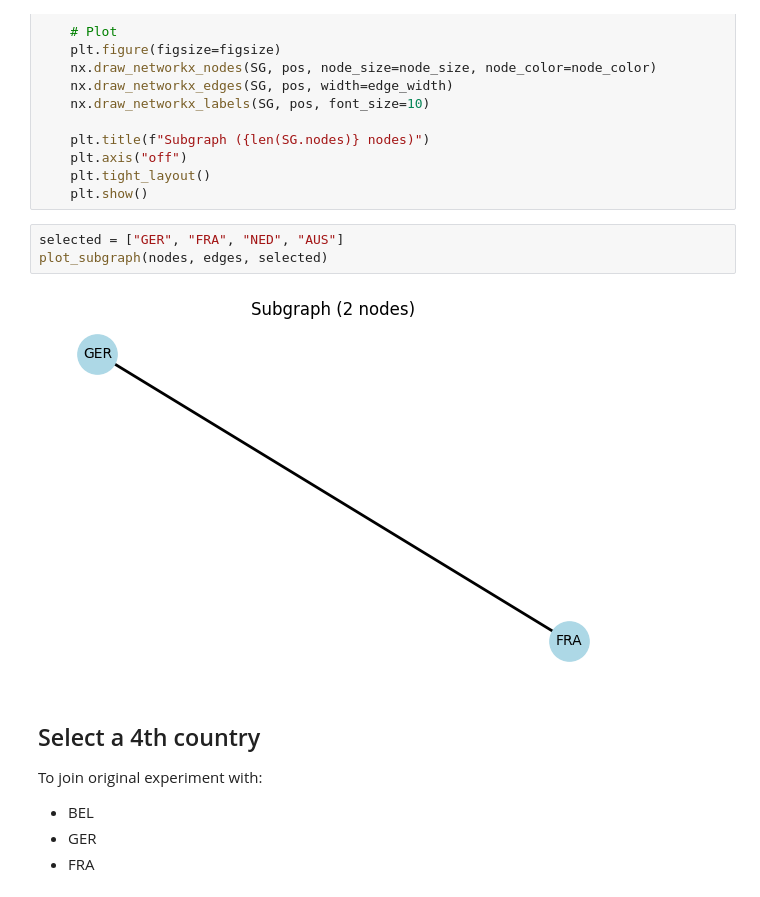
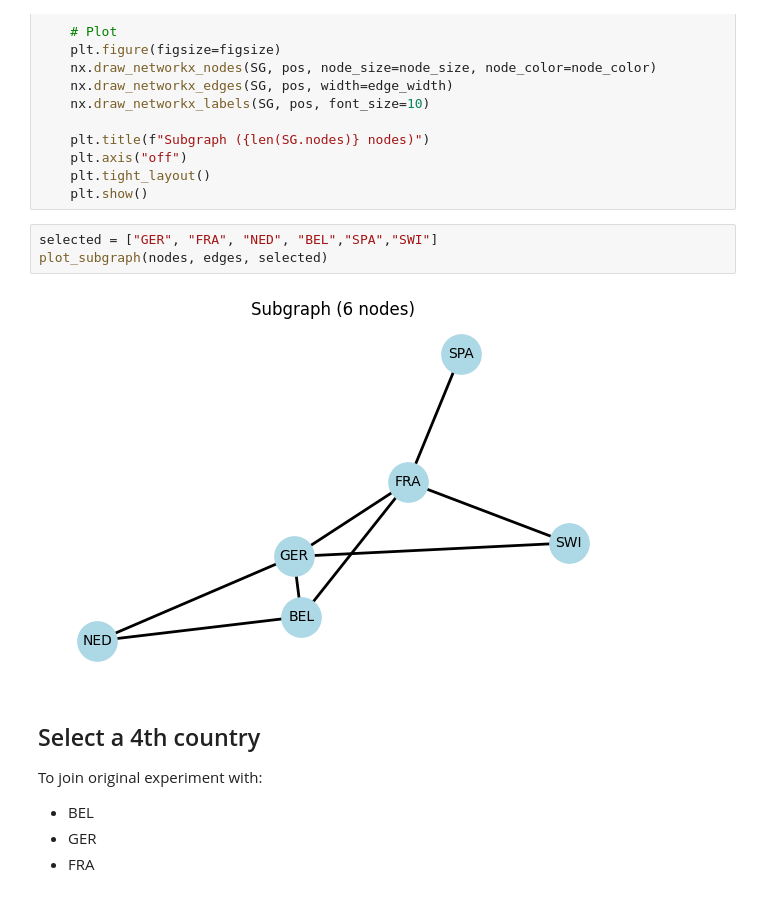
Before and after one commit to PeterrHH/ML-Enhanced-Benders, a Jupyter notebook: data_visualise.ipynb, the cells around one changed output. Cells and saved outputs as stored; diff of their text form.

```diff
--- a/data_visualise.ipynb
+++ b/data_visualise.ipynb
@@ -117,10 +118,10 @@ def plot_subgraph(
     plt.tight_layout()
     plt.show()
 # %%
-selected = ["GER", "FRA", "NED", "AUS"]
+selected = ["GER", "FRA", "NED", "BEL","SPA","SWI"]
 plot_subgraph(nodes, edges, selected)
 # %% [output]
-[figure, old version]
+[figure, new version]
 # %% [markdown]
 ## Select a 4th country
 
```
Also changed, not shown: parts of 9 cells of this notebook, 12 other files.
